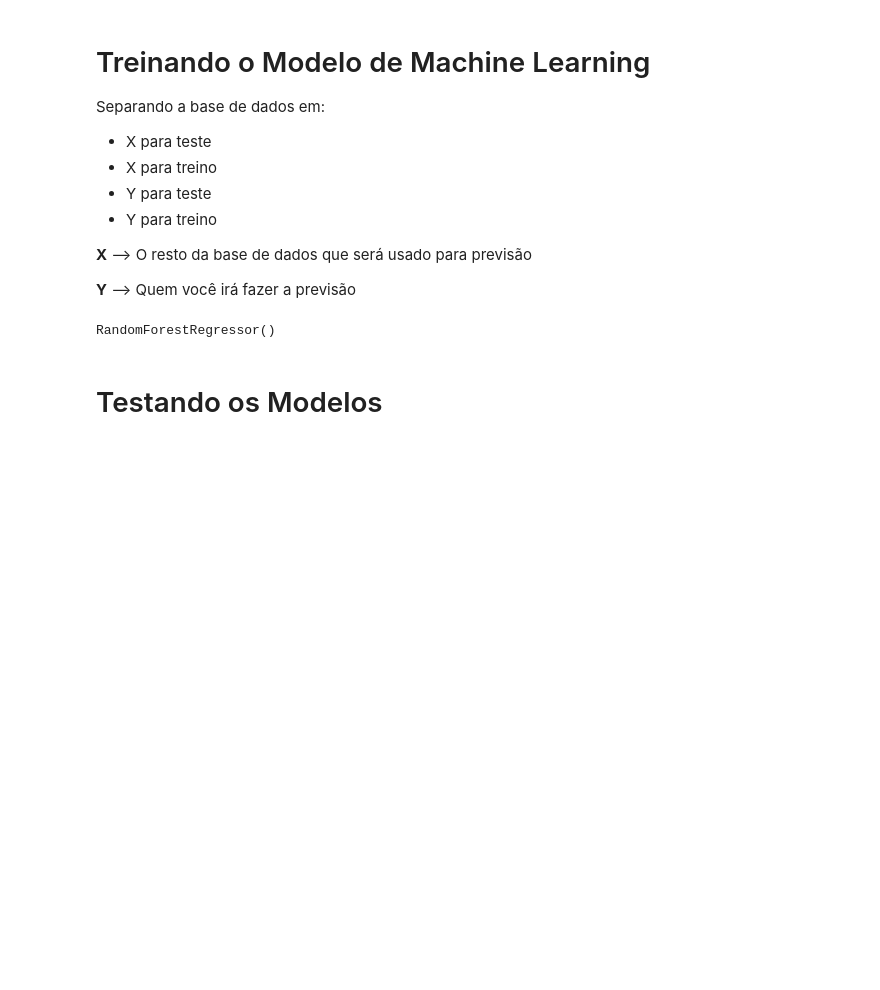
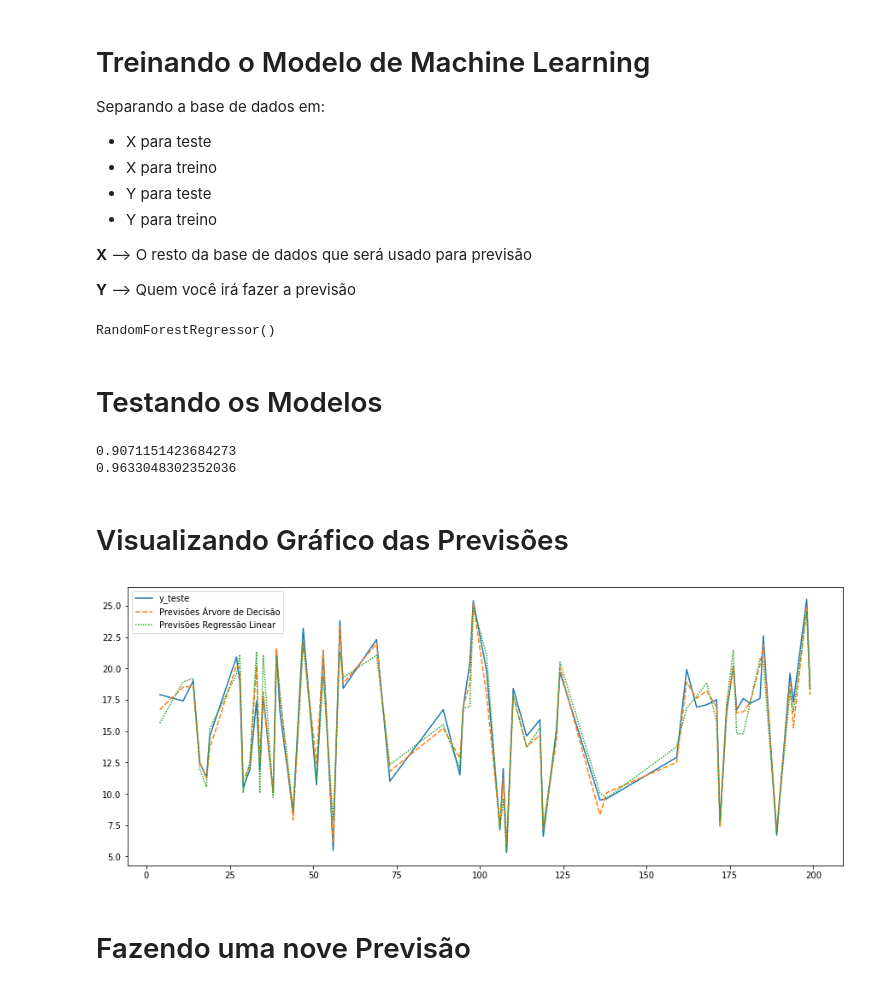
Before and after one commit to Brandao20vtr/machine_learning_estudo, a Jupyter notebook: EstudoML/PrecisaoDeVendas.ipynb, the cells around one changed output. Cells and saved outputs as stored; diff of their text form; code cells hidden in the pictures; blank space fills up the shorter version.

```diff
--- a/EstudoML/PrecisaoDeVendas.ipynb
+++ b/EstudoML/PrecisaoDeVendas.ipynb
@@ -167,3 +167,22 @@ previsao_arvoredecisao = modelo_arvoredecisao.predict(x_teste)
 from sklearn.metrics import r2_score
 
 print(r2_score(y_teste, previsao_regressaolinear))
+print(r2_score(y_teste, previsao_arvoredecisao))
+# %% [output]
+0.9071151423684273
+0.9633048302352036
+# %% [markdown]
+# Visualizando Gráfico das Previsões
+# %%
+tabela_auxiliar = pd.DataFrame()
+tabela_auxiliar['y_teste'] = y_teste
+tabela_auxiliar['Previsões Árvore de Decisão'] = previsao_arvoredecisao
+tabela_auxiliar['Previsões Regressão Linear'] = previsao_regressaolinear
+
+plt.figure(figsize=(15, 6))
+sns.lineplot(data=tabela_auxiliar)
+plt.show()
+# %% [output]
+[figure, added]
+# %% [markdown]
+# Fazendo uma nove Previsão
```
